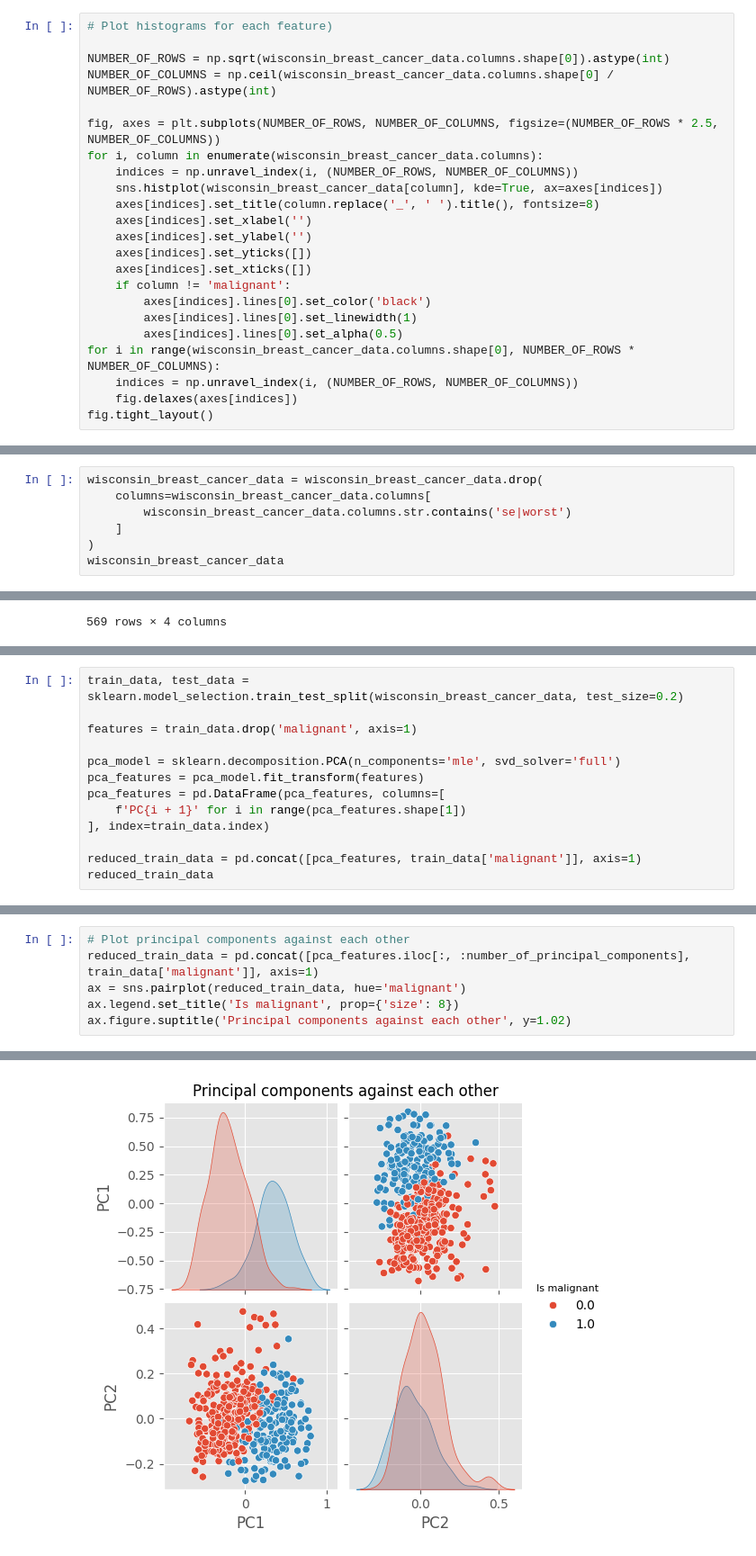
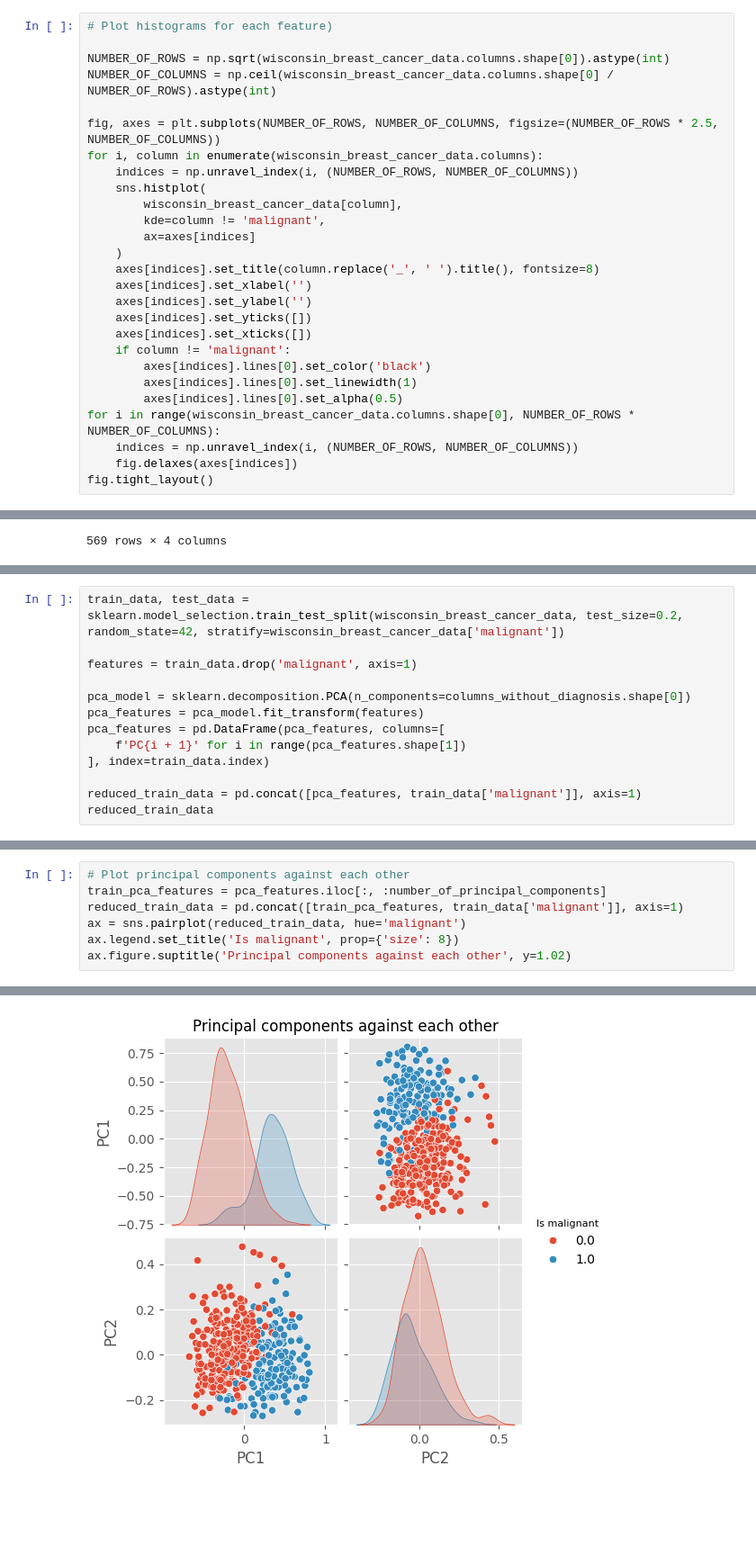
Before and after one commit to kamilrybacki/MLToolsExercises, a Jupyter notebook: content/wisconsin.ipynb, the cells around one changed output, grey strips where cells are left out. Shown at 90% size. Drawn from its saved outputs; the diff is of its cells as text; blank space fills up the shorter version.

```diff
--- a/content/wisconsin.ipynb
+++ b/content/wisconsin.ipynb
@@ -177,7 +170,11 @@ NUMBER_OF_COLUMNS = np.ceil(wisconsin_breast_cancer_data.columns.shape[0] / NUMB
 fig, axes = plt.subplots(NUMBER_OF_ROWS, NUMBER_OF_COLUMNS, figsize=(NUMBER_OF_ROWS * 2.5, NUMBER_OF_COLUMNS))
 for i, column in enumerate(wisconsin_breast_cancer_data.columns):
     indices = np.unravel_index(i, (NUMBER_OF_ROWS, NUMBER_OF_COLUMNS))
-    sns.histplot(wisconsin_breast_cancer_data[column], kde=True, ax=axes[indices])
+    sns.histplot(
+        wisconsin_breast_cancer_data[column],
+        kde=column != 'malignant',
+        ax=axes[indices]
+    )
     axes[indices].set_title(column.replace('_', ' ').title(), fontsize=8)
     axes[indices].set_xlabel('')
     axes[indices].set_ylabel('')
@@ -402,10 +425,3 @@ sns.heatmap(
 # %% [output]
 <Axes: >
 [figure]
-# %%
-wisconsin_breast_cancer_data = wisconsin_breast_cancer_data.drop(
-    columns=wisconsin_breast_cancer_data.columns[
-        wisconsin_breast_cancer_data.columns.str.contains('se|worst')
-    ]
-)
-wisconsin_breast_cancer_data
@@ -500,9 +530,9 @@ fig.tight_layout()
 # %%
-train_data, test_data = sklearn.model_selection.train_test_split(wisconsin_breast_cancer_data, test_size=0.2)
+train_data, test_data = sklearn.model_selection.train_test_split(wisconsin_breast_cancer_data, test_size=0.2, random_state=42, stratify=wisconsin_breast_cancer_data['malignant'])
 
 features = train_data.drop('malignant', axis=1)
 
-pca_model = sklearn.decomposition.PCA(n_components='mle', svd_solver='full')
+pca_model = sklearn.decomposition.PCA(n_components=columns_without_diagnosis.shape[0])
 pca_features = pca_model.fit_transform(features)
 pca_features = pd.DataFrame(pca_features, columns=[
     f'PC{i + 1}' for i in range(pca_features.shape[1])
@@ -546,9 +582,10 @@ Number of principal components that explain 95.00% of the variance: 2
 # %%
 # Plot principal components against each other
-reduced_train_data = pd.concat([pca_features.iloc[:, :number_of_principal_components], train_data['malignant']], axis=1)
+train_pca_features = pca_features.iloc[:, :number_of_principal_components]
+reduced_train_data = pd.concat([train_pca_features, train_data['malignant']], axis=1)
 ax = sns.pairplot(reduced_train_data, hue='malignant')
 ax.legend.set_title('Is malignant', prop={'size': 8})
 ax.figure.suptitle('Principal components against each other', y=1.02)
 # %% [output]
 Text(0.5, 1.02, 'Principal components against each other')
-[figure, old version]
+[figure, new version]
```
Also changed, not shown: parts of 52 cells of this notebook.
